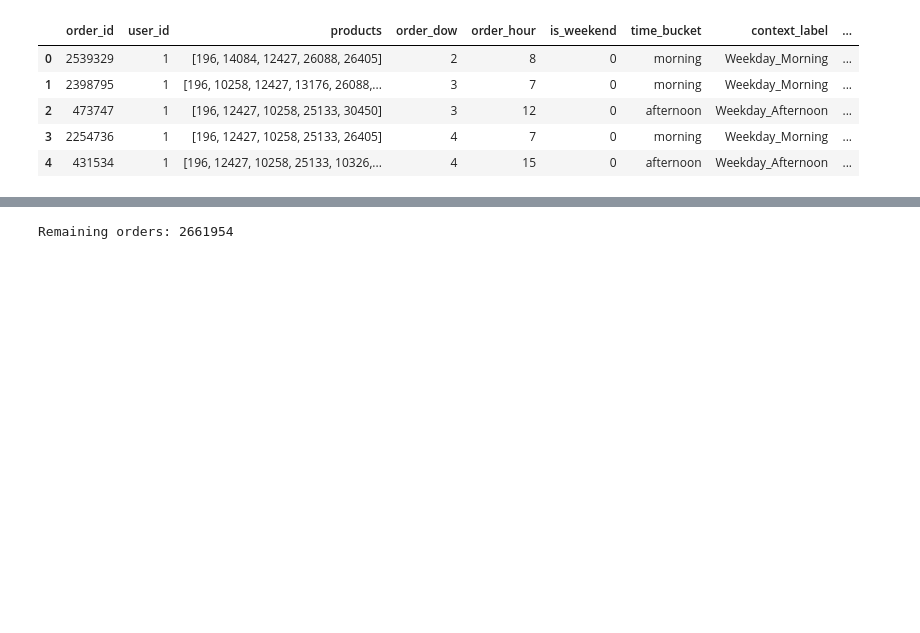
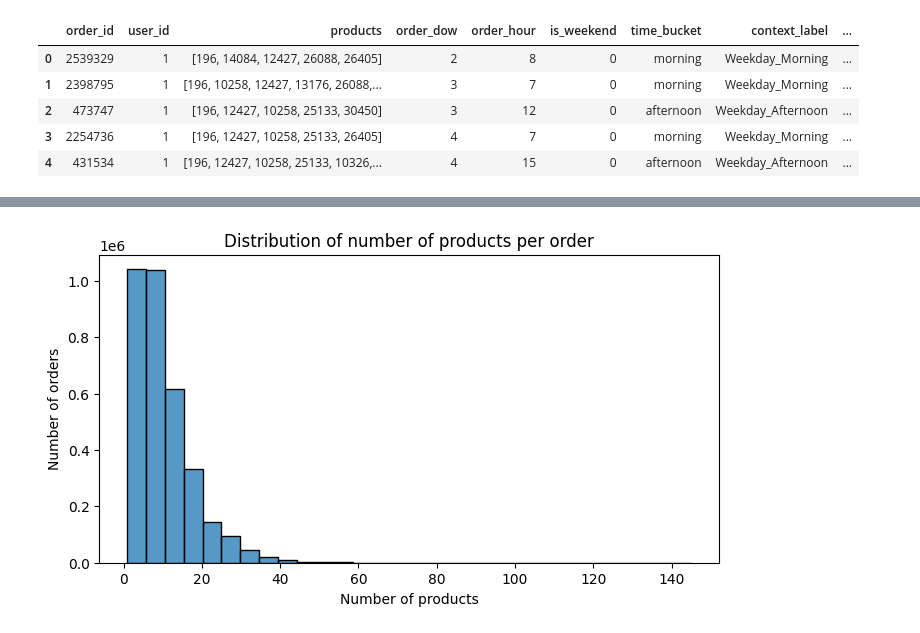
Before and after one commit to longpham205/Suggest_Product, a Jupyter notebook: notebooks/05_association_rules.ipynb, the cells around one changed output, grey strips where cells are left out. Cells and saved outputs as stored; diff of their text form; code cells hidden in the pictures; blank space fills up the shorter version.

```diff
--- a/notebooks/05_association_rules.ipynb
+++ b/notebooks/05_association_rules.ipynb
@@ -10,8 +9,7 @@ sns.set(style="whitegrid")
 # %%
-df = pd.read_csv(
-    "../dataset/processed/transactions_context.csv"
-)
+DATA_PATH = "../dataset/processed/transactions_context.csv"
 
+df = pd.read_csv(DATA_PATH)
 df.head()
 # %% [output]
 |  | order_id | user_id | products | order_dow | order_hour | is_weekend | time_bucket | context_label | ... |
@@ -21,7 +19,5 @@ df.head()
 | 3 | 2254736 | 1 | [196, 12427, 10258, 25133, 26405] | 4 | 7 | 0 | morning | Weekday_Morning | ... |
 | 4 | 431534 | 1 | [196, 12427, 10258, 25133, 10326,... | 4 | 15 | 0 | afternoon | Weekday_Afternoon | ... |
 # %%
-df["products"] = df["products"].apply(ast.literal_eval)
-
-df["products"].head()
+df.info()
 # %% [output]
@@ -34,5 +40,9 @@ Name: products, dtype: object
 # %%
-df = df[df["products"].apply(len) >= 2]
+# products đang là string dạng list → convert về list
+df["products"] = df["products"].apply(eval)
 
-print("Orders:", df.shape[0])
+# số lượng sản phẩm mỗi đơn
+df["num_products"] = df["products"].apply(len)
+
+df[["order_id", "num_products", "context_label"]].head()
 # %% [output]
@@ -40,23 +55,10 @@ Orders: 3182490
 # %%
-TOP_K = 1000
-
-product_counter = Counter()
-
-for items in df["products"]:
-    for p in items:
-        product_counter[p] += 1
-
-top_products = set(
-    p for p, _ in product_counter.most_common(TOP_K)
-)
-
-df["products"] = df["products"].apply(
-    lambda x: [p for p in x if p in top_products]
-)
-
-df = df[df["products"].apply(len) >= 2]
-
-print("Remaining orders:", df.shape[0])
+plt.figure(figsize=(8,4))
+sns.histplot(df["num_products"], bins=30)
+plt.title("Distribution of number of products per order")
+plt.xlabel("Number of products")
+plt.ylabel("Number of orders")
+plt.show()
 # %% [output]
-Remaining orders: 2661954
+[figure, added]
 # %%
```
Also changed, not shown: parts of 12 cells of this notebook, 38 other files.
